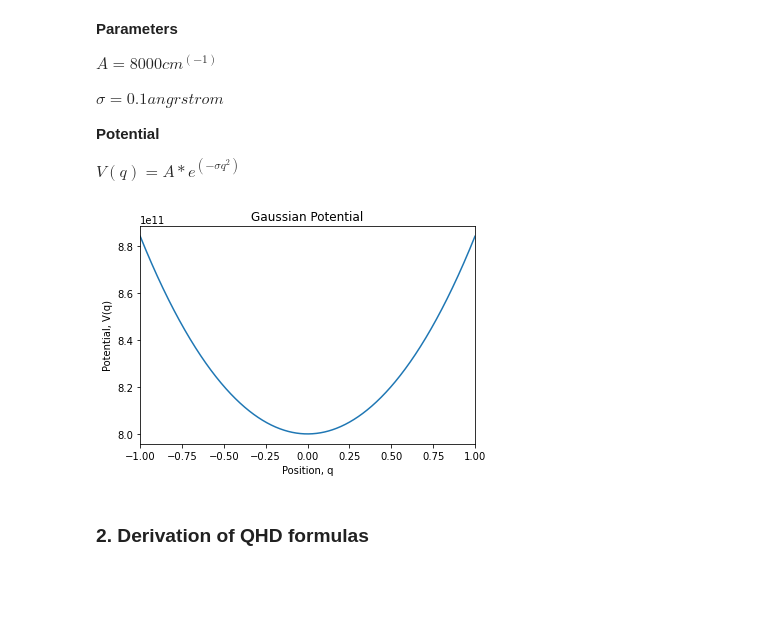
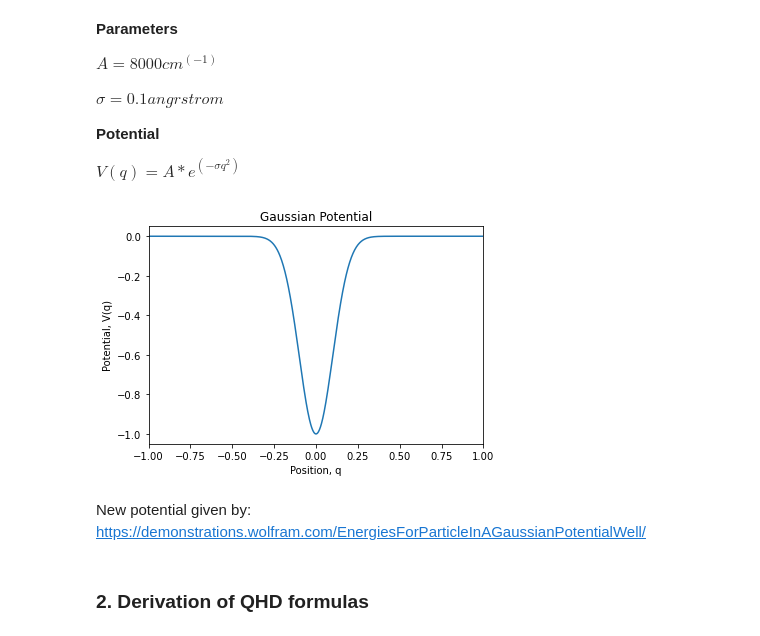
Before and after one commit to liz-stippell/Pysces, a Jupyter notebook: developments/QHD_Module_2_Gaussian_Potentiial.ipynb, the cells around one changed output. Cells and saved outputs as stored; diff of their text form; code cells hidden in the pictures; blank space fills up the shorter version.

```diff
--- a/developments/QHD_Module_2_Gaussian_Potentiial.ipynb
+++ b/developments/QHD_Module_2_Gaussian_Potentiial.ipynb
@@ -20,22 +20,28 @@ $V(q)=A*e^{(-\sigma q^2)}$
 # %%
 ### Might change to regular potential ###
 
-def gaussian_potential(A, sigma):
-    return (A*np.exp(sigma*q**2))
+#def gaussian_potential(A, sigma):
+#    return (A*np.exp(sigma*q**2))
 
-A = 8000 * 10**(8) # Angstrom(-1)
+def gaussian_potential(v_0, sigma):
+    return -v_0*np.exp(-q**2/(2*sigma**2))
+
+v_0 = 1
+#A = 8000 * 10**(8) # Angstrom(-1)
 sigma = 0.1 # Angstrom
 
 q = np.linspace(-1, 1, 1000)
-plt.plot(q, gaussian_potential(A, sigma))
+plt.plot(q, gaussian_potential(v_0, sigma))
 plt.title("Gaussian Potential")
 plt.xlim(-1, 1)
 plt.xlabel("Position, q")
 plt.ylabel("Potential, V(q)")
 plt.savefig("gaussian_vVq.png")
 plt.show()
 # %% [output]
-[figure, old version]
+[figure, new version]
+# %% [markdown]
+New potential given by: https://demonstrations.wolfram.com/EnergiesForParticleInAGaussianPotentialWell/
 # %% [markdown]
 ### 2. Derivation of  QHD formulas
 # %% [markdown]
```
Also changed, not shown: parts of 11 cells of this notebook, 10 other files.
